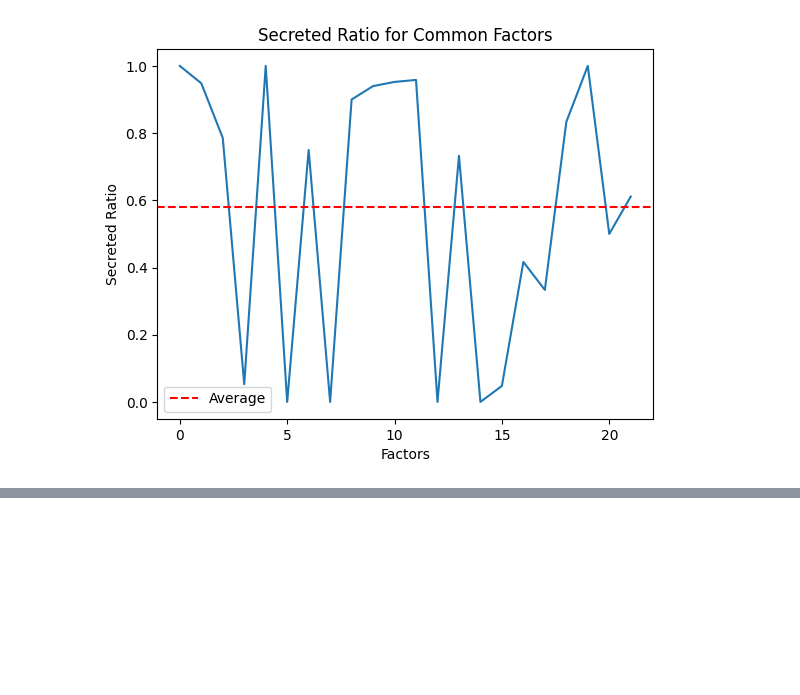
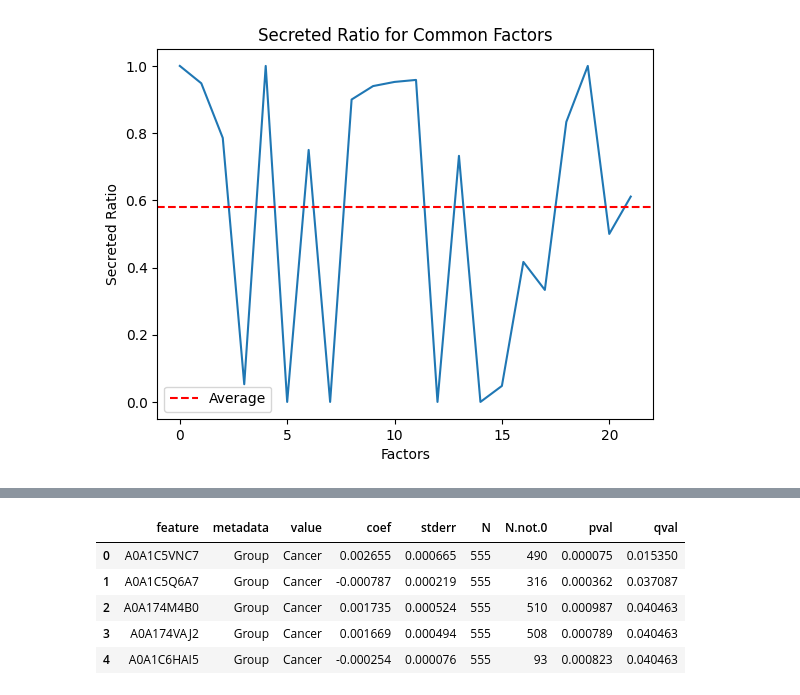
Before and after one commit to oliverdesa/Clustering_Metagenomics, a Jupyter notebook: src/clustering/cluster_analysis.ipynb, the cells around one changed output, grey strips where cells are left out. Cells and saved outputs as stored; diff of their text form; code cells hidden in the pictures; blank space fills up the shorter version.

```diff
--- a/src/clustering/cluster_analysis.ipynb
+++ b/src/clustering/cluster_analysis.ipynb
@@ -130,0 +153,12 @@ plt.show()
+# %%
+coefficients['feature'] = coefficients['feature'].apply(lambda x: x.split('_')[2])
+
+
+display(coefficients.head())
+# %% [output]
+|  | feature | metadata | value | coef | stderr | N | N.not.0 | pval | qval |
+| 0 | A0A1C5VNC7 | Group | Cancer | 0.002655 | 0.000665 | 555 | 490 | 0.000075 | 0.015350 |
+| 1 | A0A1C5Q6A7 | Group | Cancer | -0.000787 | 0.000219 | 555 | 316 | 0.000362 | 0.037087 |
+| 2 | A0A174M4B0 | Group | Cancer | 0.001735 | 0.000524 | 555 | 510 | 0.000987 | 0.040463 |
+| 3 | A0A174VAJ2 | Group | Cancer | 0.001669 | 0.000494 | 555 | 508 | 0.000789 | 0.040463 |
+| 4 | A0A1C6HAI5 | Group | Cancer | -0.000254 | 0.000076 | 555 | 93 | 0.000823 | 0.040463 |
```
Also changed, not shown: parts of 5 cells of this notebook, 1 other file.
